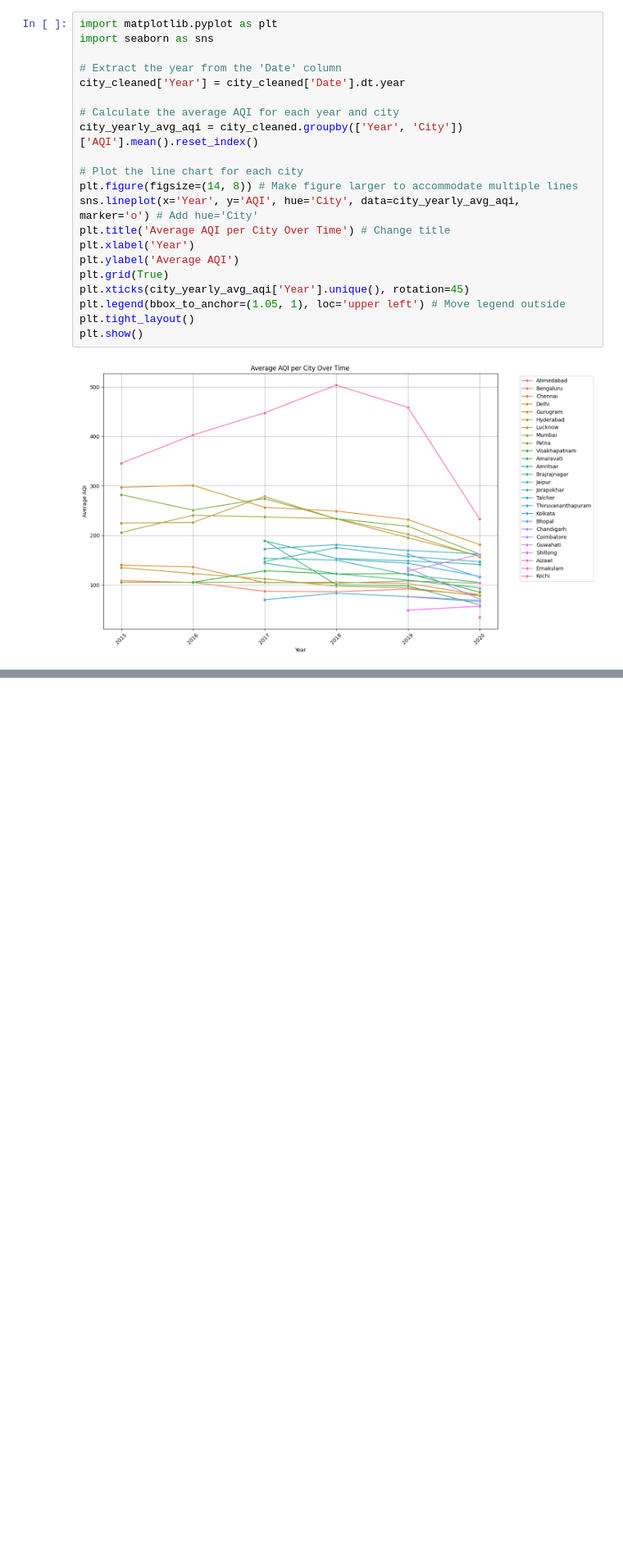
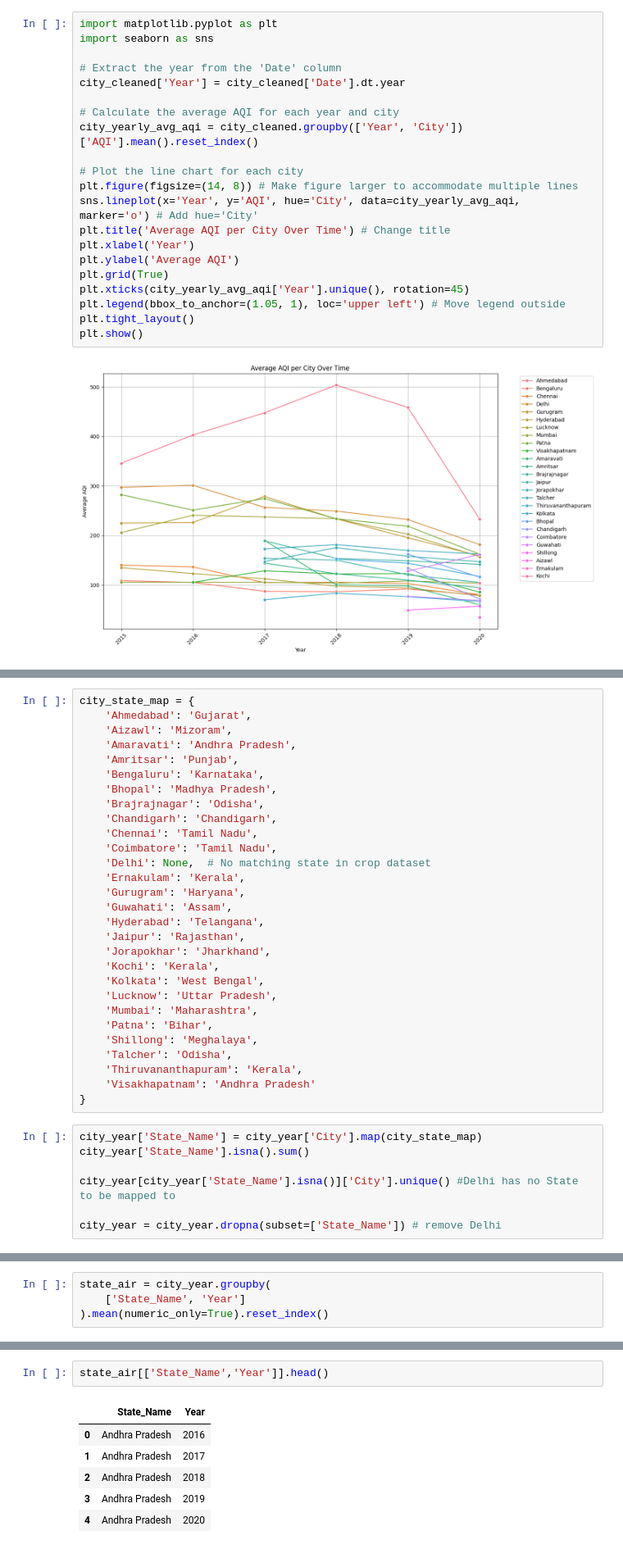
Before and after one commit to aadzy/ML-lab-2547201, a Jupyter notebook: City AQI and Crop Data.ipynb, the cells around one changed output, grey strips where cells are left out. Shown at 82% size. Cells and saved outputs as stored; diff of their text form; blank space fills up the shorter version.

```diff
--- a/City AQI and Crop Data.ipynb
+++ b/City AQI and Crop Data.ipynb
@@ -389,0 +484,36 @@ plt.show()
+# %%
+city_state_map = {
+    'Ahmedabad': 'Gujarat',
+    'Aizawl': 'Mizoram',
+    'Amaravati': 'Andhra Pradesh',
+    'Amritsar': 'Punjab',
+    'Bengaluru': 'Karnataka',
+    'Bhopal': 'Madhya Pradesh',
+    'Brajrajnagar': 'Odisha',
+    'Chandigarh': 'Chandigarh',
+    'Chennai': 'Tamil Nadu',
+    'Coimbatore': 'Tamil Nadu',
+    'Delhi': None,  # No matching state in crop dataset
+    'Ernakulam': 'Kerala',
+    'Gurugram': 'Haryana',
+    'Guwahati': 'Assam',
+    'Hyderabad': 'Telangana',
+    'Jaipur': 'Rajasthan',
+    'Jorapokhar': 'Jharkhand',
+    'Kochi': 'Kerala',
+    'Kolkata': 'West Bengal',
+    'Lucknow': 'Uttar Pradesh',
+    'Mumbai': 'Maharashtra',
+    'Patna': 'Bihar',
+    'Shillong': 'Meghalaya',
+    'Talcher': 'Odisha',
+    'Thiruvananthapuram': 'Kerala',
+    'Visakhapatnam': 'Andhra Pradesh'
+}
+# %%
+city_year['State_Name'] = city_year['City'].map(city_state_map)
+city_year['State_Name'].isna().sum()
+
+city_year[city_year['State_Name'].isna()]['City'].unique() #Delhi has no State to be mapped to
+
+city_year = city_year.dropna(subset=['State_Name']) # remove Delhi
@@ -389,0 +543,4 @@ plt.show()
+# %%
+state_air = city_year.groupby(
+    ['State_Name', 'Year']
+).mean(numeric_only=True).reset_index()
@@ -389,0 +605,9 @@ plt.show()
+# %%
+state_air[['State_Name','Year']].head()
+# %% [output]
+|  | State_Name | Year |
+| 0 | Andhra Pradesh | 2016 |
+| 1 | Andhra Pradesh | 2017 |
+| 2 | Andhra Pradesh | 2018 |
+| 3 | Andhra Pradesh | 2019 |
+| 4 | Andhra Pradesh | 2020 |
```
Also changed, not shown: parts of 18 cells of this notebook.
